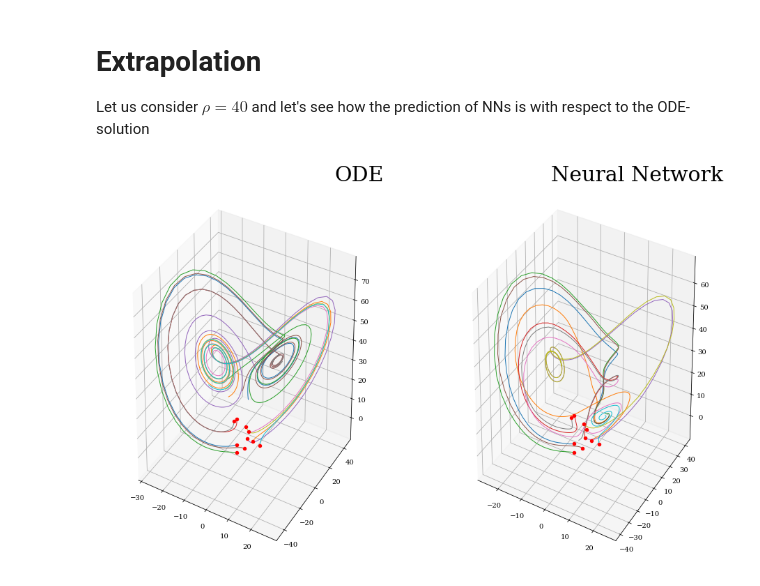
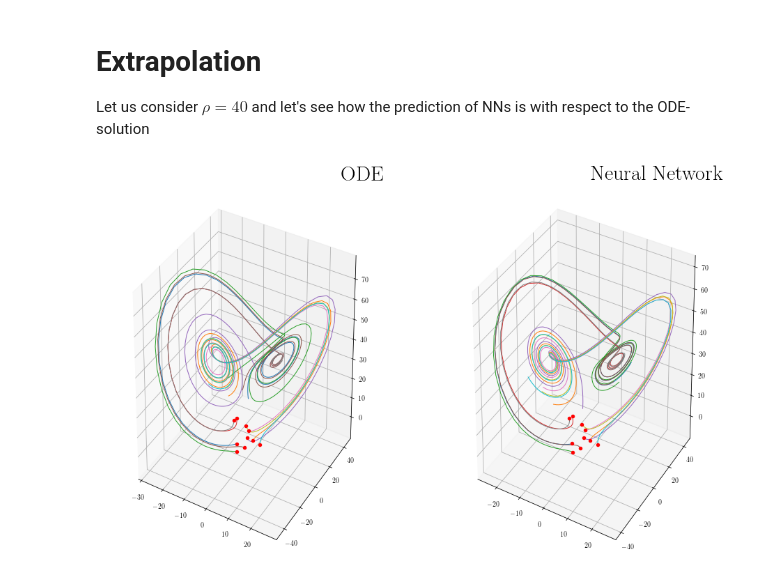
Before and after one commit to Steriva/MfM_Assignment, a Jupyter notebook: exe02d_NN_Lorenz.ipynb, the cells around one changed output. Saved outputs shown, nothing was run; the diff lists cells and outputs as text; code cells hidden in the pictures.

```diff
--- a/exe02d_NN_Lorenz.ipynb
+++ b/exe02d_NN_Lorenz.ipynb
@@ -33,7 +33,7 @@ import tqdm.notebook
 
 rcParams['figure.figsize'] = [16, 10]
 plt.rcParams.update({
-  "text.usetex": False,
+  "text.usetex": True,
   "font.family": "serif"
 })
 rcParams['text.latex.preamble'] = [r'\usepackage{amsmath}']
@@ -76,11 +76,11 @@ ub =  7.5
 beta = 8/3
 sigma = 10
 rhoVec = np.array([10., 28., 35.])
-
+# rhoVec = np.array([10])
 numTraj = 100
 
-nn_input = np.zeros((numTraj *(len(t)-1) * len(rhoVec),3))
-nn_output = np.zeros_like(nn_input)
+nn_input = np.zeros((numTraj *(len(t)-1) * len(rhoVec),4)) # 3 coordinates + 1 parameter rho
+nn_output = np.zeros((numTraj *(len(t)-1) * len(rhoVec),3)) # 3 coordinates
 
 np.random.seed(123)
 x0 = lb + (ub-lb) * np.random.random((numTraj, 3))
@@ -96,8 +96,9 @@ for rho_j in range(len(rhoVec)):
   x_t = np.asarray([integrate.odeint(lorenz_deriv, x0_j, t)
                     for x0_j in x0])
   for j in range(numTraj):
-    nn_input[j*(len(t)-1) + rho_j * (len(t) - 1) * numTraj:(j+1)*(len(t)-1)+ rho_j * (len(t) - 1) * numTraj,:] = x_t[j,:-1,:]
-    nn_output[j*(len(t)-1) + rho_j * (len(t) - 1) * numTraj:(j+1)*(len(t)-1)+ rho_j * (len(t) - 1) * numTraj,:] = x_t[j,1:,:]
+    nn_input[j*(len(t)-1) + rho_j * (len(t) - 1) * numTraj:(j+1)*(len(t)-1)+ rho_j * (len(t) - 1) * numTraj,:-1] = x_t[j,:-1,:]
+    nn_output[j*(len(t)-1) + rho_j * (len(t) - 1) * numTraj:(j+1)*(len(t)-1)+ rho_j * (len(t) - 1) * numTraj,:-1] = x_t[j,1:,:]
+    nn_input[j*(len(t)-1) + rho_j * (len(t) - 1) * numTraj:(j+1)*(len(t)-1)+ rho_j * (len(t) - 1) * numTraj,-1] = rhoVec[rho_j]
     x, y, z = x_t[j,:,:].T
     ax.plot(x, y, z,linewidth=1)
     ax.scatter(x0[j,0],x0[j,1],x0[j,2],color='r')
@@ -201,9 +202,10 @@ x0 = lb + (ub-lb) * np.random.random((numTraj, 3))
 x_t = np.asarray([integrate.odeint(lorenz_deriv, x0_j, t)
                   for x0_j in x0])
 
-InterpNN = np.zeros_like(x_t)
+InterpNN = np.zeros((numTraj, len(t), 4))
 
-InterpNN[:,0,:] = x0[:]
+InterpNN[:,0,:-1] = x0[:]
+InterpNN[:,0,-1] = rhoInterp
 
 
 ## ODE plot
@@ -225,11 +227,11 @@ for traj in range(numTraj):
 
   for time in range(len(t)-1):
 
-    tmpIN = np.reshape(InterpNN[traj, time, :], [1, 3])
+    tmpIN = np.reshape(InterpNN[traj, time, :], [1, 4])
     tmpOUT = NN_model.predict(tmpIN)
     InterpNN[traj, time + 1, :] = tmpOUT
 
-  xNN, yNN, zNN = InterpNN[traj,:,:].T
+  xNN, yNN, zNN = InterpNN[traj,:,:-1].T
   ax.plot(xNN, yNN, zNN,linewidth=1)
   ax.scatter(x0[traj,0],x0[traj,1],x0[traj,2],color='r')
   plt.title('Neural Network')
@@ -255,9 +257,11 @@ x0 = lb + (ub-lb) * np.random.random((numTraj, 3))
 x_t = np.asarray([integrate.odeint(lorenz_deriv, x0_j, t)
                   for x0_j in x0])
 
-InterpNN = np.zeros_like(x_t)
 
-InterpNN[:,0,:] = x0[:]
+InterpNN = np.zeros((numTraj, len(t), 4))
+
+InterpNN[:,0,:-1] = x0[:]
+InterpNN[:,0,-1] = rhoInterp
 
 
 ## ODE plot
@@ -280,11 +284,11 @@ for traj in range(numTraj):
 
   for time in range(len(t)-1):
 
-    tmpIN = np.reshape(InterpNN[traj, time, :], [1, 3])
+    tmpIN = np.reshape(InterpNN[traj, time, :], [1, 4])
     tmpOUT = NN_model.predict(tmpIN)
     InterpNN[traj, time + 1, :] = tmpOUT
 
-  xNN, yNN, zNN = InterpNN[traj,:,:].T
+  xNN, yNN, zNN = InterpNN[traj,:,:-1].T
   ax.plot(xNN, yNN, zNN,linewidth=1)
   ax.scatter(x0[traj,0],x0[traj,1],x0[traj,2],color='r')
   plt.title('Neural Network', fontsize = 30, loc='right')
@@ -317,9 +321,10 @@ x0 = lb + (ub-lb) * np.random.random((numTraj, 3))
 x_t = np.asarray([integrate.odeint(lorenz_deriv, x0_j, t)
                   for x0_j in x0])
 
-InterpNN = np.zeros_like(x_t)
+InterpNN = np.zeros((numTraj, len(t), 4))
 
-InterpNN[:,0,:] = x0[:]
+InterpNN[:,0,:-1] = x0[:]
+InterpNN[:,0,-1] = rhoExtrap
 
 
 ## ODE plot
@@ -329,35 +334,35 @@ ax = figExtrp.add_subplot(1,2,1, projection = '3d')
 for traj in range(numTraj):
 
   xInterp, yInterp, zInterp = x_t[traj,:,:].T
   ax.plot(xInterp, yInterp, zInterp,linewidth=1)
   ax.scatter(x0[traj,0],x0[traj,1],x0[traj,2],color='r')
   plt.title('ODE', fontsize = 30, loc='right')
 
 ## NN plot
 ax = figExtrp.add_subplot(1,2,2, projection = '3d')
 
 progressBar = tqdm.notebook.tqdm(desc="Predicting the solution with NN", total=numTraj)
 
 for traj in range(numTraj):
 
   for time in range(len(t)-1):
 
-    tmpIN = np.reshape(InterpNN[traj, time, :], [1, 3])
+    tmpIN = np.reshape(InterpNN[traj, time, :], [1, 4])
     tmpOUT = NN_model.predict(tmpIN)
     InterpNN[traj, time + 1, :] = tmpOUT
 
-  xNN, yNN, zNN = InterpNN[traj,:,:].T
+  xNN, yNN, zNN = InterpNN[traj,:,:-1].T
   ax.plot(xNN, yNN, zNN,linewidth=1)
   ax.scatter(x0[traj,0],x0[traj,1],x0[traj,2],color='r')
   plt.title('Neural Network', fontsize = 30, loc='right')
   progressBar.update(1)
 
 plt.show()
 
 figExtrp.savefig('NN_LorenzExtrapolation.pdf', format='pdf', dpi=600, bbox_inches='tight')
 
 files.download('NN_LorenzExtrapolation.pdf')
 # %% [output]
-[figure, old version]
+[figure, new version]
 [interactive output not drawn]
 [interactive output not drawn]
```
Also changed, not shown: parts of 6 cells of this notebook.
